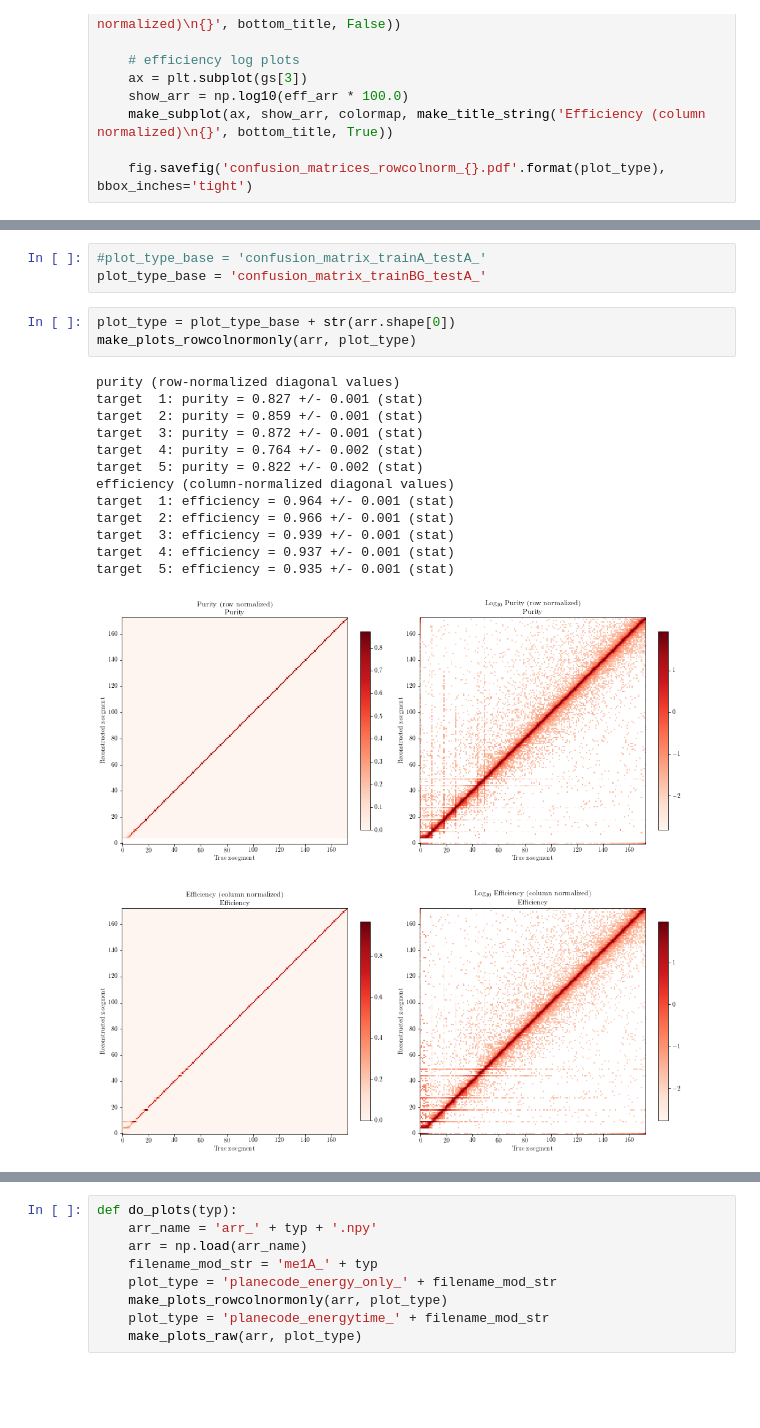
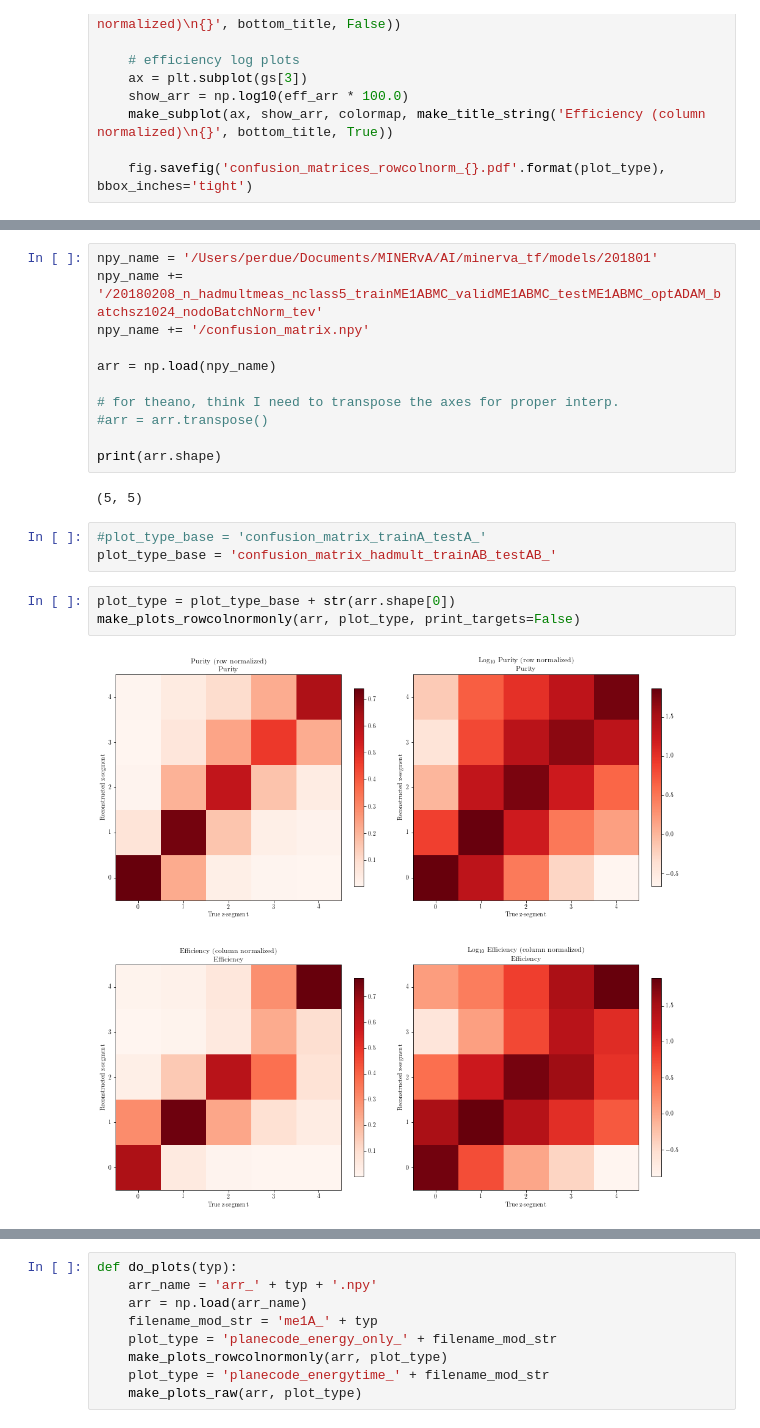
Before and after one commit to gnperdue/JupyterNotebooks, a Jupyter notebook: ANNMINERvA/confusion_matrices_viz.ipynb, the cells around one changed output, grey strips where cells are left out. Saved outputs shown, nothing was run; the diff lists cells and outputs as text; blank space fills up the shorter version.

```diff
--- a/ANNMINERvA/confusion_matrices_viz.ipynb
+++ b/ANNMINERvA/confusion_matrices_viz.ipynb
@@ -164,23 +141,24 @@ print(arr.shape)
+# %%
+npy_name = '/Users/perdue/Documents/MINERvA/AI/minerva_tf/models/201801'
+npy_name += '/20180208_n_hadmultmeas_nclass5_trainME1ABMC_validME1ABMC_testME1ABMC_optADAM_batchsz1024_nodoBatchNorm_tev'
+npy_name += '/confusion_matrix.npy'
+
+arr = np.load(npy_name)
+
+# for theano, think I need to transpose the axes for proper interp.
+#arr = arr.transpose()
+
+print(arr.shape)
+# %% [output]
+(5, 5)
 # %%
 #plot_type_base = 'confusion_matrix_trainA_testA_'
-plot_type_base = 'confusion_matrix_trainBG_testA_'
+plot_type_base = 'confusion_matrix_hadmult_trainAB_testAB_'
 # %%
 plot_type = plot_type_base + str(arr.shape[0])
-make_plots_rowcolnormonly(arr, plot_type)
+make_plots_rowcolnormonly(arr, plot_type, print_targets=False)
 # %% [output]
-purity (row-normalized diagonal values)
-target  1: purity = 0.827 +/- 0.001 (stat)
-target  2: purity = 0.859 +/- 0.001 (stat)
-target  3: purity = 0.872 +/- 0.001 (stat)
-target  4: purity = 0.764 +/- 0.002 (stat)
-target  5: purity = 0.822 +/- 0.002 (stat)
-efficiency (column-normalized diagonal values)
-target  1: efficiency = 0.964 +/- 0.001 (stat)
-target  2: efficiency = 0.966 +/- 0.001 (stat)
-target  3: efficiency = 0.939 +/- 0.001 (stat)
-target  4: efficiency = 0.937 +/- 0.001 (stat)
-target  5: efficiency = 0.935 +/- 0.001 (stat)
-[figure, old version]
+[figure, new version]
 # %%
 plot_type = plot_type_base + str(arr.shape[0])
 make_plots_raw(arr, plot_type)
```
Also changed, not shown: parts of 5 cells of this notebook, 2 other files.
